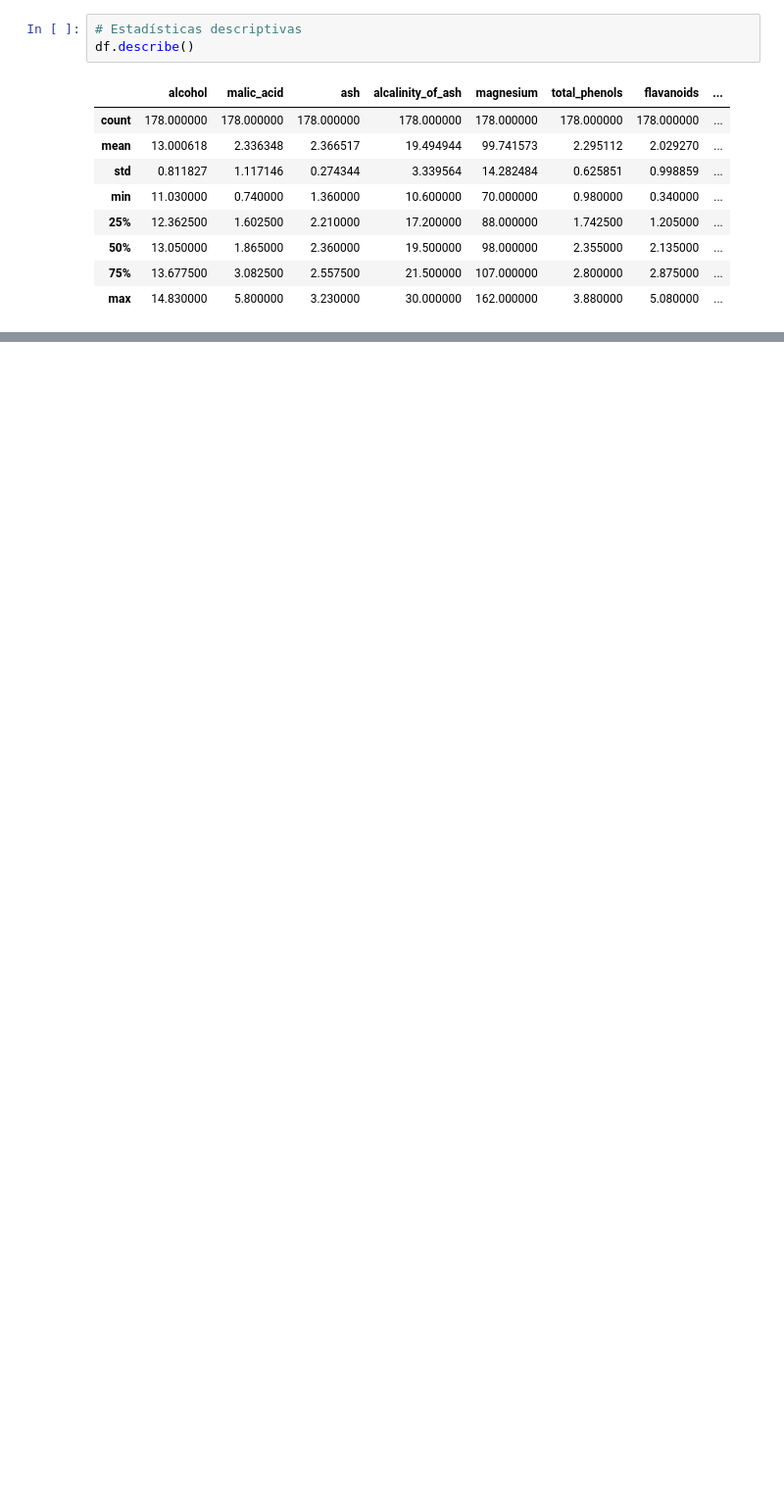
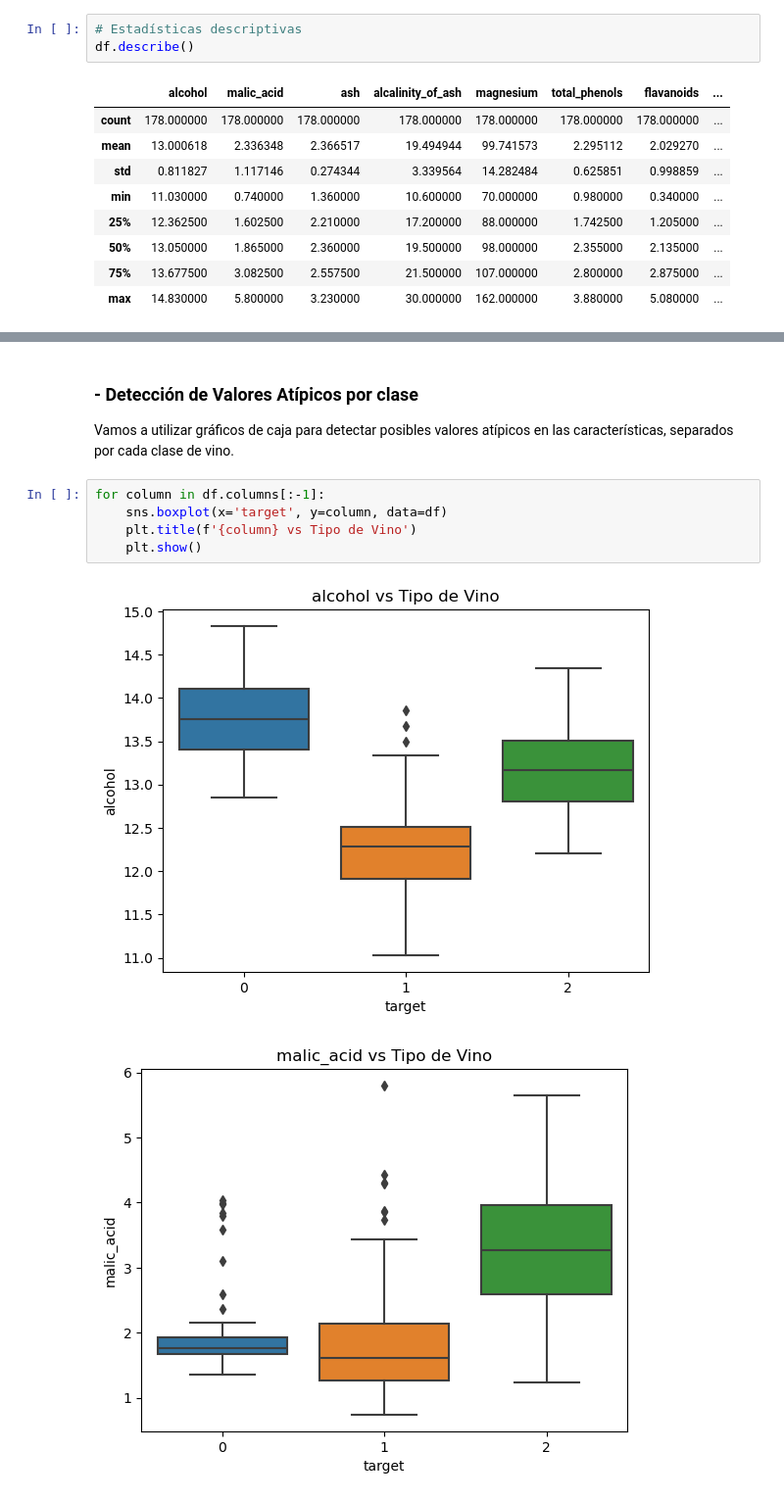
Before and after one commit to reneespinosa/ML-Entry-Level-Projects, a Jupyter notebook: 1/Wine classification.ipynb, the cells around one changed output, grey strips where cells are left out. Shown at 98% size. Saved outputs shown, nothing was run; the diff lists cells and outputs as text; blank space fills up the shorter version.

```diff
--- a/1/Wine classification.ipynb
+++ b/1/Wine classification.ipynb
@@ -395,0 +204,11 @@ Además, las métricas de **MSE** y **RMSE** proporcionan una visión más detal
+# %% [markdown]
+### - Detección de Valores Atípicos por clase
+Vamos a utilizar gráficos de caja para detectar posibles valores atípicos en las características, separados por cada clase de vino.
+# %%
+for column in df.columns[:-1]:
+    sns.boxplot(x='target', y=column, data=df)
+    plt.title(f'{column} vs Tipo de Vino')
+    plt.show()
+# %% [output]
+[figure, added]
+[figure, added]
```
Also changed, not shown: parts of 72 cells of this notebook.
